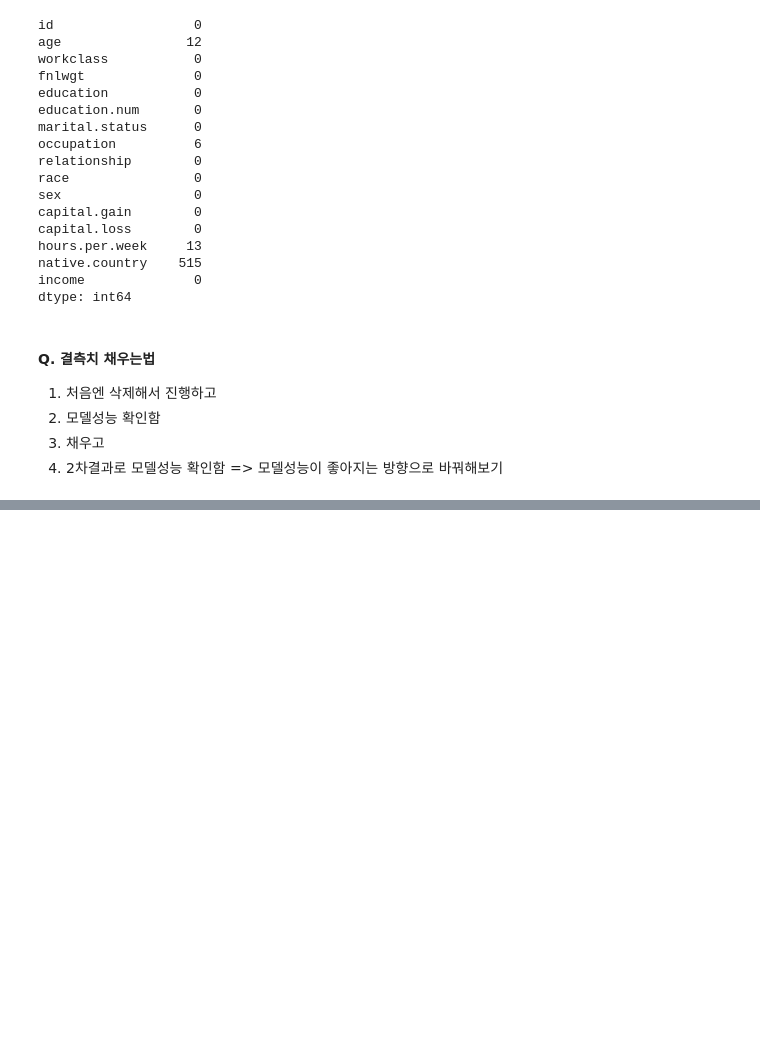
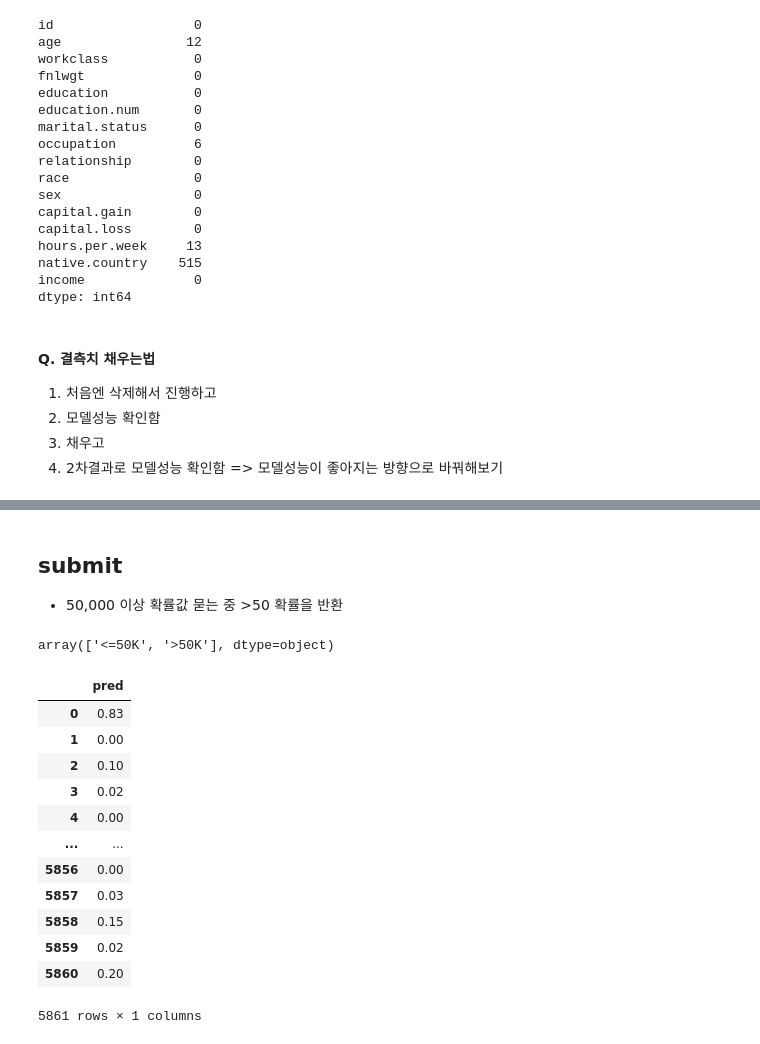
Before and after one commit to doriisking/BAE_practice, a Jupyter notebook: 작업형2/code/머신러닝 실습(분류).ipynb, the cells around one changed output, grey strips where cells are left out. Drawn from its saved outputs; the diff is of its cells as text; code cells hidden in the pictures; blank space fills up the shorter version.

```diff
--- a/작업형2/code/머신러닝 실습(분류).ipynb
+++ b/작업형2/code/머신러닝 실습(분류).ipynb
@@ -149,0 +289,4 @@ y_
+# %%
+from sklearn.model_selection import train_test_split
+
+X_train, X_val, y_train, y_val = train_test_split(train, y_train, test_size=0.2, random_state=42)
@@ -149,0 +297,6 @@ y_
+# %%
+from sklearn.ensemble import RandomForestClassifier
+
+rf= RandomForestClassifier(random_state=0)
+rf.fit(X_train ,y_train)
+pred = rf.predict_proba(X_val)
@@ -149,0 +340,26 @@ y_
+# %% [markdown]
+## submit
+- 50,000 이상 확률값 묻는 중 >50 확률을 반환
+# %%
+rf.classes_ #두번째꺼 반환해야하는군
+# %% [output]
+array(['<=50K', '>50K'], dtype=object)
+# %%
+submit = pd.DataFrame({'pred':pred[:,1]})
+submit.to_csv("result.csv",index=False)
+# %%
+submit
+# %% [output]
+|  | pred |
+| 0 | 0.83 |
+| 1 | 0.00 |
+| 2 | 0.10 |
+| 3 | 0.02 |
+| 4 | 0.00 |
+| ... | ... |
+| 5856 | 0.00 |
+| 5857 | 0.03 |
+| 5858 | 0.15 |
+| 5859 | 0.02 |
+| 5860 | 0.20 |
+5861 rows × 1 columns
```
Also changed, not shown: parts of 29 cells of this notebook, 6 other files.
